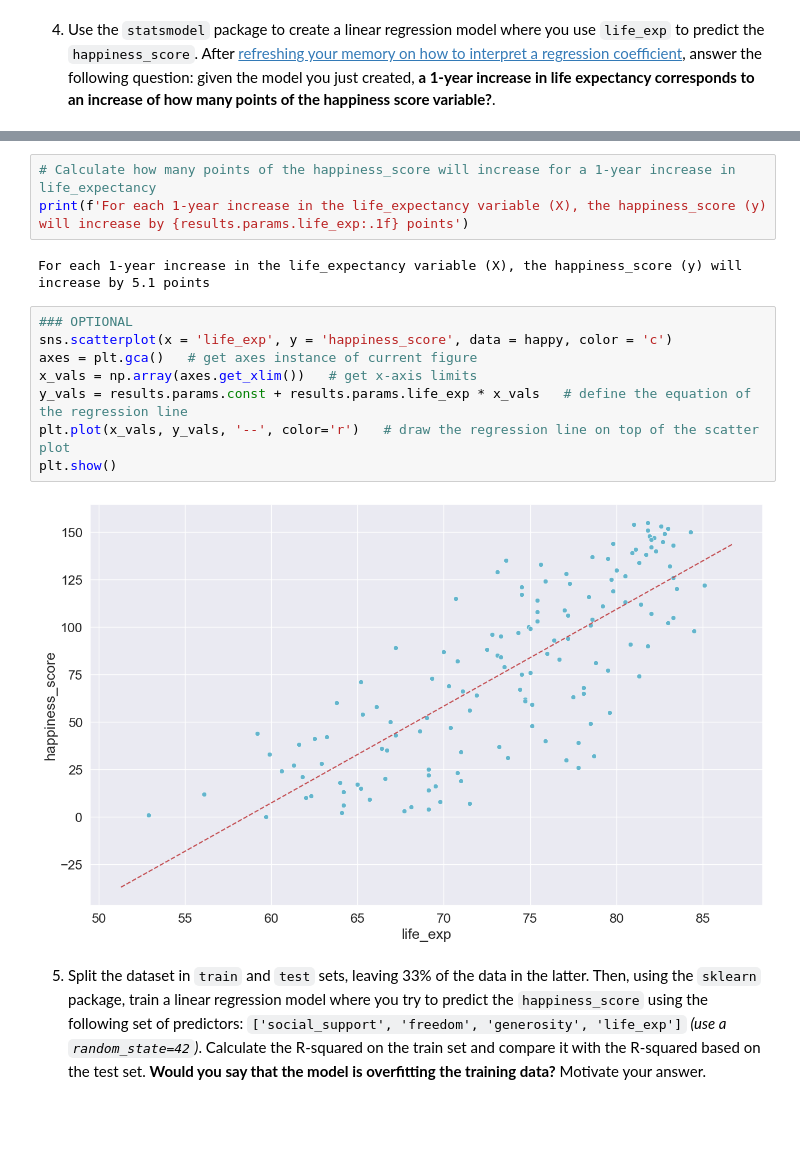
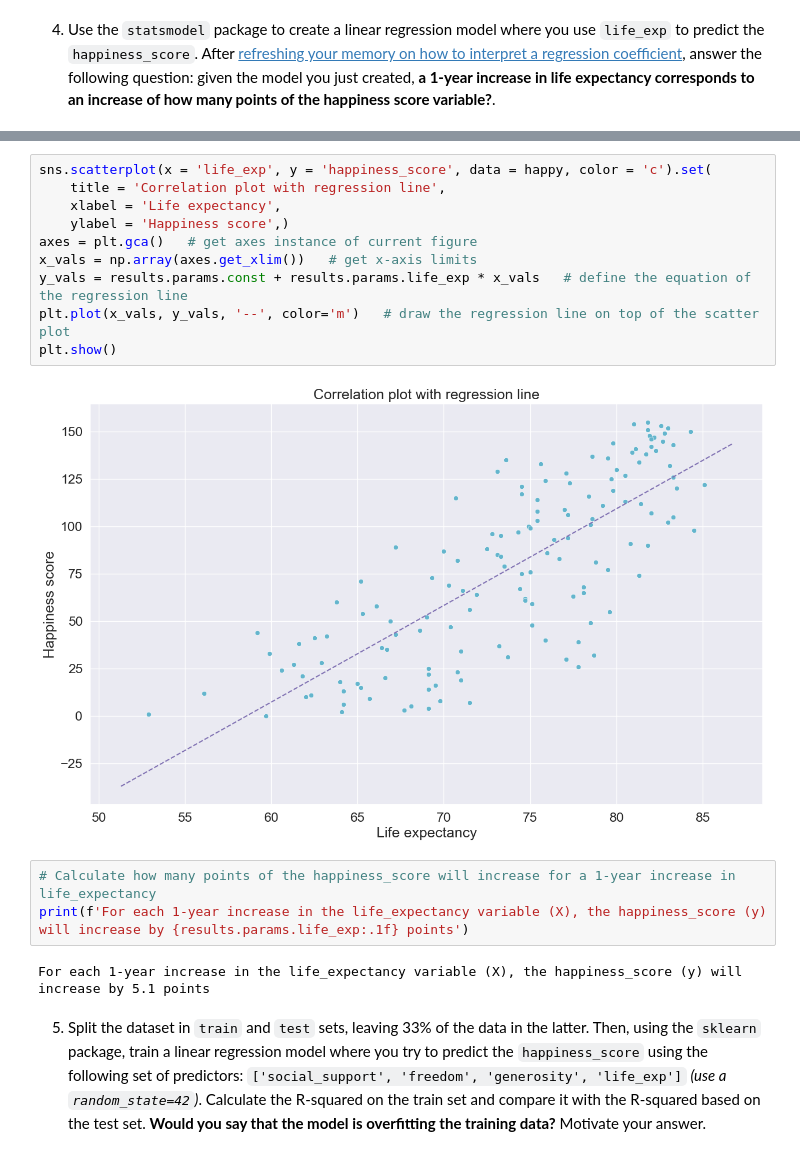
Before and after one commit to manuelcernigoj-lab/Boolean_Projects, a Jupyter notebook: 05_Final Assignment_ML and Web scraping/x.a1 Final Assignment P1 ML.ipynb, the cells around one changed output, grey strips where cells are left out. Drawn from its saved outputs; the diff is of its cells as text; blank space fills up the shorter version.

```diff
--- a/05_Final Assignment_ML and Web scraping/x.a1 Final Assignment P1 ML.ipynb
+++ b/05_Final Assignment_ML and Web scraping/x.a1 Final Assignment P1 ML.ipynb
@@ -137,21 +137,23 @@ OLS Regression Results
 | Kurtosis: | 2.400 | Cond. No. | 778. |
 Notes:
 [1] Standard Errors assume that the covariance matrix of the errors is correctly specified.
-# %%
-# Calculate how many points of the happiness_score will increase for a 1-year increase in life_expectancy
-print(f'For each 1-year increase in the life_expectancy variable (X), the happiness_score (y) will increase by {results.params.life_exp:.1f} points')
-# %% [output]
-For each 1-year increase in the life_expectancy variable (X), the happiness_score (y) will increase by 5.1 points
 # %%
-### OPTIONAL
-sns.scatterplot(x = 'life_exp', y = 'happiness_score', data = happy, color = 'c')
+sns.scatterplot(x = 'life_exp', y = 'happiness_score', data = happy, color = 'c').set(
+    title = 'Correlation plot with regression line',
+    xlabel = 'Life expectancy',
+    ylabel = 'Happiness score',)
 axes = plt.gca()   # get axes instance of current figure
 x_vals = np.array(axes.get_xlim())   # get x-axis limits
 y_vals = results.params.const + results.params.life_exp * x_vals   # define the equation of the regression line
-plt.plot(x_vals, y_vals, '--', color='r')   # draw the regression line on top of the scatter plot
+plt.plot(x_vals, y_vals, '--', color='m')   # draw the regression line on top of the scatter plot
 plt.show()
 # %% [output]
-[figure, old version]
+[figure, new version]
+# %%
+# Calculate how many points of the happiness_score will increase for a 1-year increase in life_expectancy
+print(f'For each 1-year increase in the life_expectancy variable (X), the happiness_score (y) will increase by {results.params.life_exp:.1f} points')
+# %% [output]
+For each 1-year increase in the life_expectancy variable (X), the happiness_score (y) will increase by 5.1 points
 # %% [markdown]
 5. Split the dataset in `train` and `test` sets, leaving 33% of the data in the latter. Then, using the `sklearn` package, train a linear regression model where you try to predict the `happiness_score` using the following set of predictors: `['social_support', 'freedom', 'generosity', 'life_exp']` *(use a `random_state=42`)*. Calculate the R-squared on the train set and compare it with the R-squared based on the test set. **Would you say that the model is overfitting the training data?** Motivate your answer.
 # %%
```
Also changed, not shown: parts of 13 cells of this notebook.
